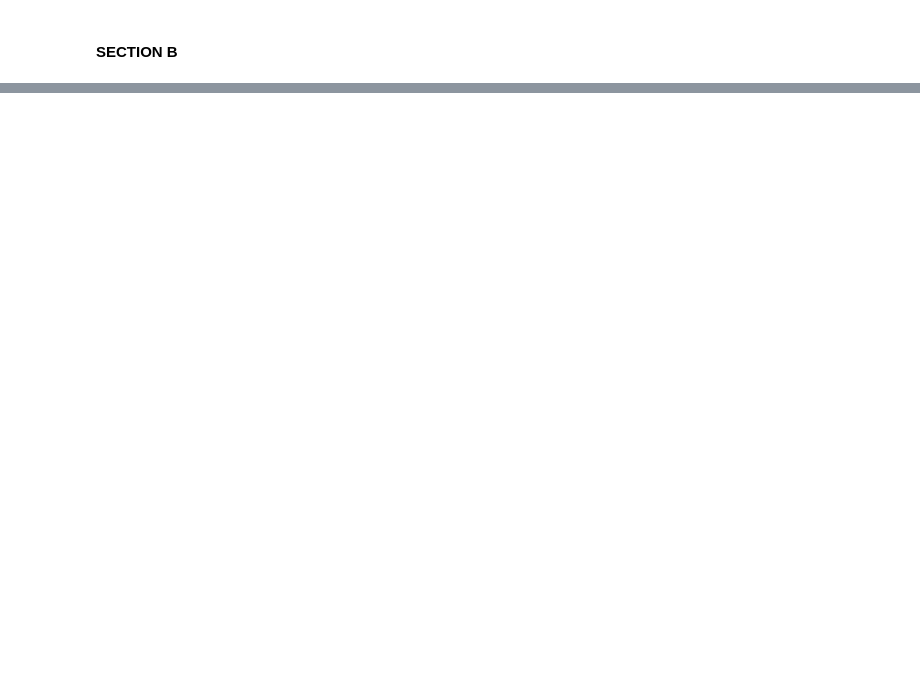
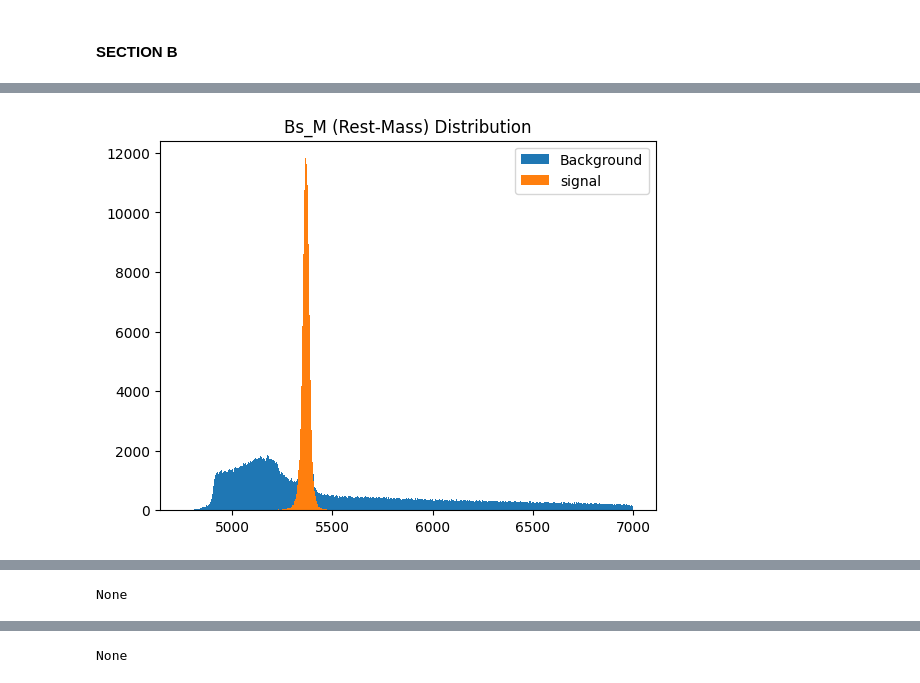
Before and after one commit to AlikMon88/Event-Classification-Boson-Decay, a Jupyter notebook: section_b.ipynb, the cells around one changed output, grey strips where cells are left out. Drawn from its saved outputs; the diff is of its cells as text; code cells hidden in the pictures; blank space fills up the shorter version.

Commit message:
remove data + add section c

```diff
--- a/section_b.ipynb
+++ b/section_b.ipynb
@@ -16,16 +17,0 @@ import os
-# %%
-# Define paths to data files
-signal_file = "Bs2DsPi/Bs2DsPi_MCsignal.root"
-background_file = "Bs2DsPi/Bs2DsPi_MCcomb.root"
-data_file = "Bs2DsPi/Bs2DsPi_Data.root"
-
-# Function to load data from ROOT files
-def load_root_file(file_path, tree_name="DecayTree"):
-    with uproot.open(file_path) as file:
-        tree = file[tree_name]
-        return tree.arrays(library="pd")
-
-# Load data
-signal_df = load_root_file(signal_file)
-background_df = load_root_file(background_file)
-data_df = load_root_file(data_file)
@@ -31,0 +77,62 @@ data_df = load_root_file(data_file)
+# %%
+# Paths to the ROOT files (Update these paths if needed)
+signal_file = "data/sec_b/MC.root"
+data_file = "data/sec_b/data.root"
+
+def load_root_file(file_path, tree_name="DecayTree", variables=None):
+    """Load a ROOT file and return a Pandas DataFrame with selected variables."""
+    with uproot.open(file_path) as file:
+        tree = file[tree_name]
+        df = tree.arrays(variables, library="pd")
+    return df
+
+# Define variables to use (avoiding direct use of mass to prevent bias)
+variables = [
+    "Bs_P", "Bs_PT", "Bs_FlightDistance", "Bs_FlightDistance_Chi2", "Bs_ImpactParameter", "Bs_ImpactParameter_Chi2",
+    "Bs_CosMomentumDecayAngle", "Ds_P", "Ds_PT", "Ds_ImpactParameter", "Ds_ImpactParameter_Chi2",
+    "Ds_CosMomentumDecayAngle", "Ds_CosAngleToBs", "Pi_P", "Pi_PT", "Pi_ImpactParameter_Chi2",
+    "Pi_CosAngleToBs", "Bs_M"  # Mass used only for background selection, not training
+]
+
+# Load signal and data
+signal_df = load_root_file(signal_file, variables=variables)
+data_df = load_root_file(data_file, variables=variables)
+
+# Define Signal: The entire Monte Carlo dataset
+signal_df["label"] = 1  # Signal class label
+
+# Define Background: Events where Bs_M > 5600 MeV (far from signal peak)
+background_df = data_df[data_df["Bs_M"] > 5600].copy()
+background_df["label"] = 0  # Background class label
+
+plt.hist(data_df['Bs_M'], label = 'Background', bins = 500)
+plt.hist(signal_df['Bs_M'], label = 'signal', bins = 500)
+
+plt.title('Bs_M (Rest-Mass) Distribution')
+plt.legend()
+plt.show()
+
+# Drop the mass variable before training to prevent bias
+signal_df.drop(columns=["Bs_M"], inplace=True)
+background_df.drop(columns=["Bs_M"], inplace=True)
+# data_df.drop(columns=["Bs_M"], inplace=True)
+
+print('Data')
+display(data_df.info())
+
+
+print('Signal')
+display(signal_df.info())
+
+print('---' * 20)
+
+print('Background')
+display(background_df.info())
+
+# # Merge signal and background into one dataset
+# dataset = pd.concat([signal_df, background_df], ignore_index=True)
+
+# # Shuffle dataset
+# dataset = dataset.sample(frac=1).reset_index(drop=True)
+# %% [output]
+[figure, added]
@@ -31,0 +156 @@ data_df = load_root_file(data_file)
+None
@@ -31,0 +174 @@ data_df = load_root_file(data_file)
+None
```
Also changed, not shown: parts of 16 cells of this notebook, 10 other files.
